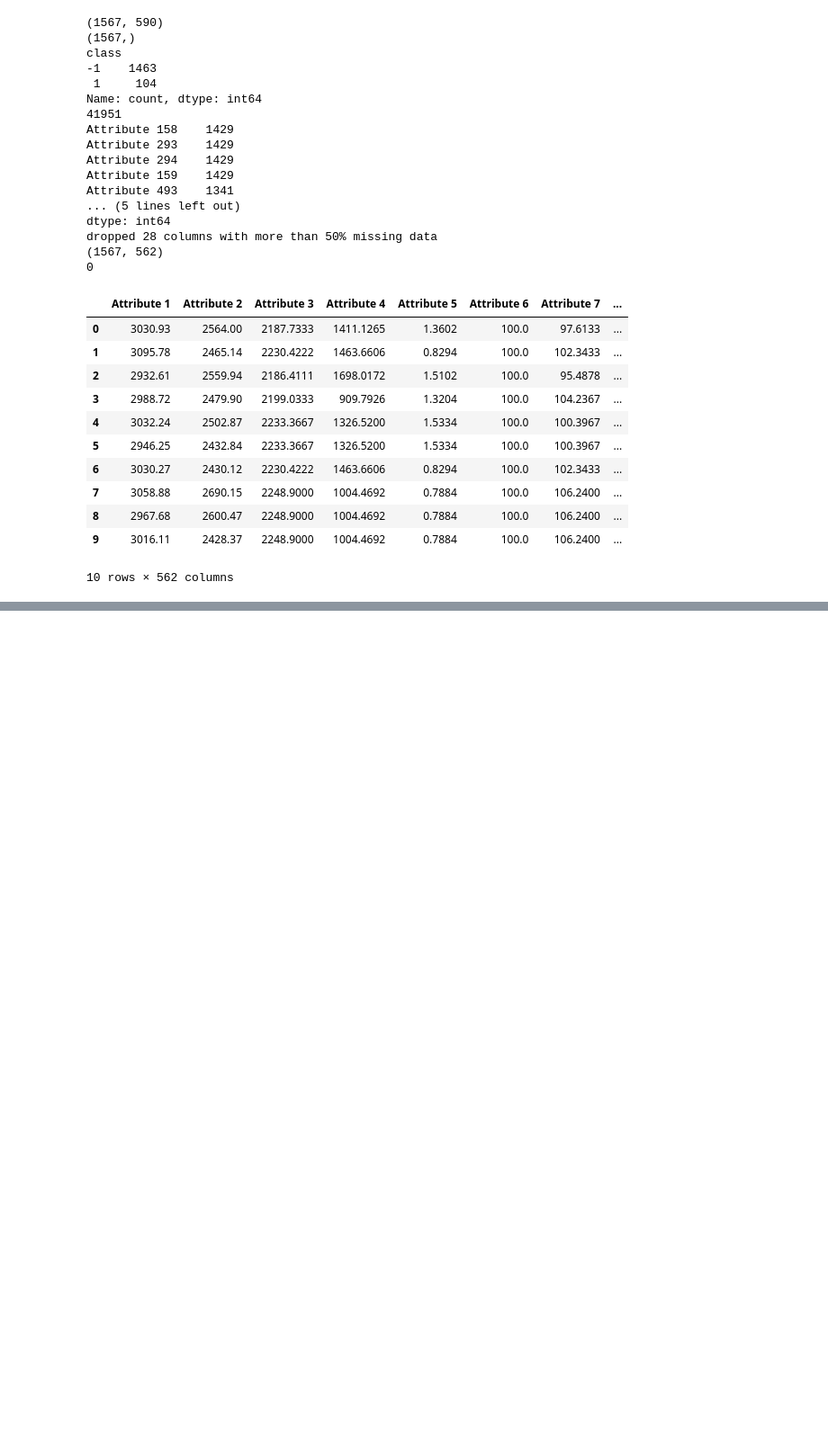
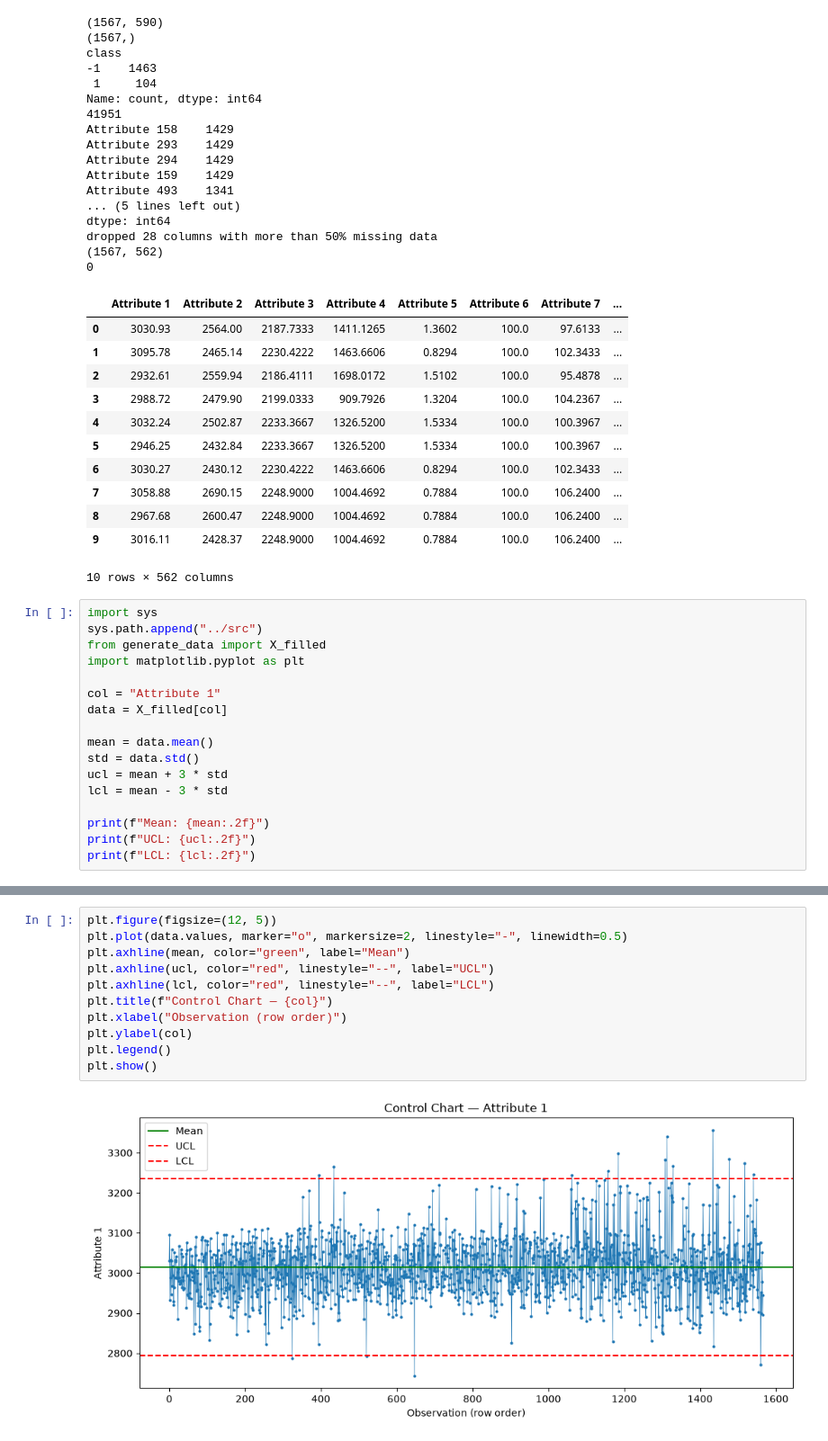
Before and after one commit to harshita0147/manufacturing-quality-dashboard, a Jupyter notebook: notebooks/01_explore_data.ipynb, the cells around one changed output, grey strips where cells are left out. Shown at 90% size. Saved outputs shown, nothing was run; the diff lists cells and outputs as text; blank space fills up the shorter version.

Commit message:
Build first SPC control chart with UCL/LCL and out-of-control detection

```diff
--- a/notebooks/01_explore_data.ipynb
+++ b/notebooks/01_explore_data.ipynb
@@ -34,3 +34,20 @@ dropped 28 columns with more than 50% missing data
 | 8 | 2967.68 | 2600.47 | 2248.9000 | 1004.4692 | 0.7884 | 100.0 | 106.2400 | ... |
 | 9 | 3016.11 | 2428.37 | 2248.9000 | 1004.4692 | 0.7884 | 100.0 | 106.2400 | ... |
 10 rows × 562 columns
+# %%
+import sys
+sys.path.append("../src")
+from generate_data import X_filled
+import matplotlib.pyplot as plt
+
+col = "Attribute 1"
+data = X_filled[col]
+
+mean = data.mean()
+std = data.std()
+ucl = mean + 3 * std
+lcl = mean - 3 * std
+
+print(f"Mean: {mean:.2f}")
+print(f"UCL: {ucl:.2f}")
+print(f"LCL: {lcl:.2f}")
@@ -36,0 +72,13 @@ dropped 28 columns with more than 50% missing data
+# %%
+plt.figure(figsize=(12, 5))
+plt.plot(data.values, marker="o", markersize=2, linestyle="-", linewidth=0.5)
+plt.axhline(mean, color="green", label="Mean")
+plt.axhline(ucl, color="red", linestyle="--", label="UCL")
+plt.axhline(lcl, color="red", linestyle="--", label="LCL")
+plt.title(f"Control Chart — {col}")
+plt.xlabel("Observation (row order)")
+plt.ylabel(col)
+plt.legend()
+plt.show()
+# %% [output]
+[figure, added]
```
Also changed, not shown: parts of 2 cells of this notebook.
